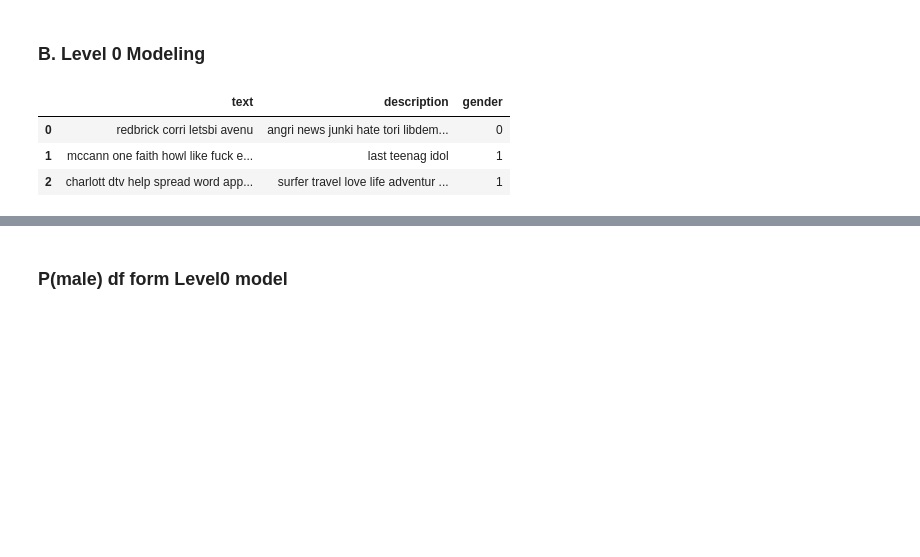
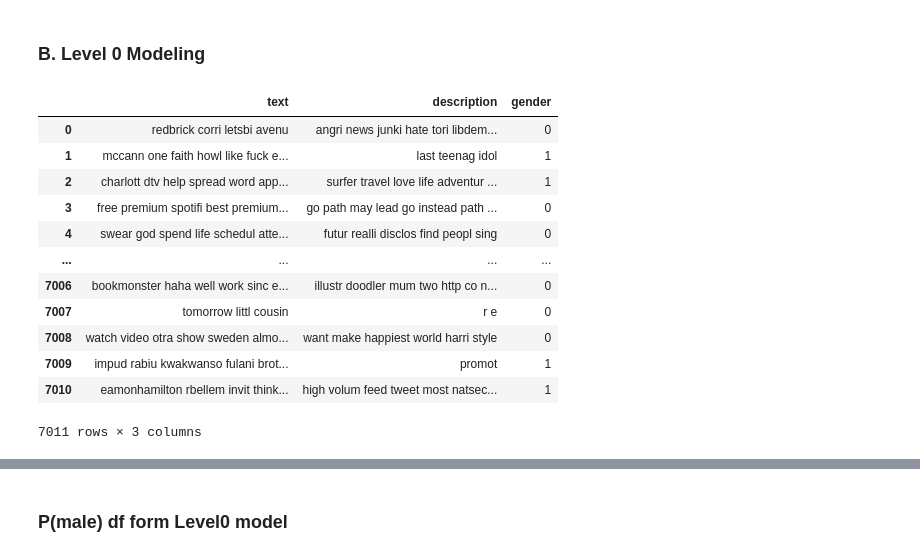
Before and after one commit to Liam-LT/NLP-TweetProfiler, a Jupyter notebook: Model1.ipynb, the cells around one changed output, grey strips where cells are left out. Drawn from its saved outputs; the diff is of its cells as text; code cells hidden in the pictures; blank space fills up the shorter version.

```diff
--- a/Model1.ipynb
+++ b/Model1.ipynb
@@ -527,10 +527,19 @@ print (m2_df_level0_train.shape, m2_df_level0_test.shape)
 # %% [markdown]
 ### B. Level 0 Modeling
 # %%
-m2_df_level0_train.head(3)
+m2_df_level0_train
 # %% [output]
 |  | text | description | gender |
 | 0 | redbrick corri letsbi avenu | angri news junki hate tori libdem... | 0 |
 | 1 | mccann one faith howl like fuck e... | last teenag idol | 1 |
 | 2 | charlott dtv help spread word app... | surfer travel love life adventur ... | 1 |
+| 3 | free premium spotifi best premium... | go path may lead go instead path ... | 0 |
+| 4 | swear god spend life schedul atte... | futur realli disclos find peopl sing | 0 |
+| ... | ... | ... | ... |
+| 7006 | bookmonster haha well work sinc e... | illustr doodler mum two http co n... | 0 |
+| 7007 | tomorrow littl cousin | r e | 0 |
+| 7008 | watch video otra show sweden almo... | want make happiest world harri style | 0 |
+| 7009 | impud rabiu kwakwanso fulani brot... | promot | 1 |
+| 7010 | eamonhamilton rbellem invit think... | high volum feed tweet most natsec... | 1 |
+7011 rows × 3 columns
 # %%
```
Also changed, not shown: parts of 17 cells of this notebook.
